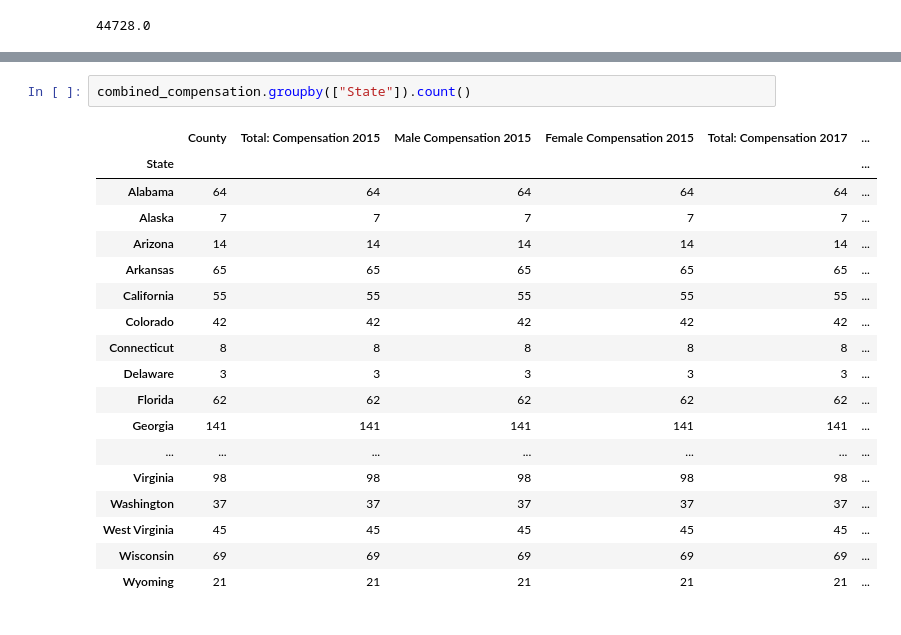
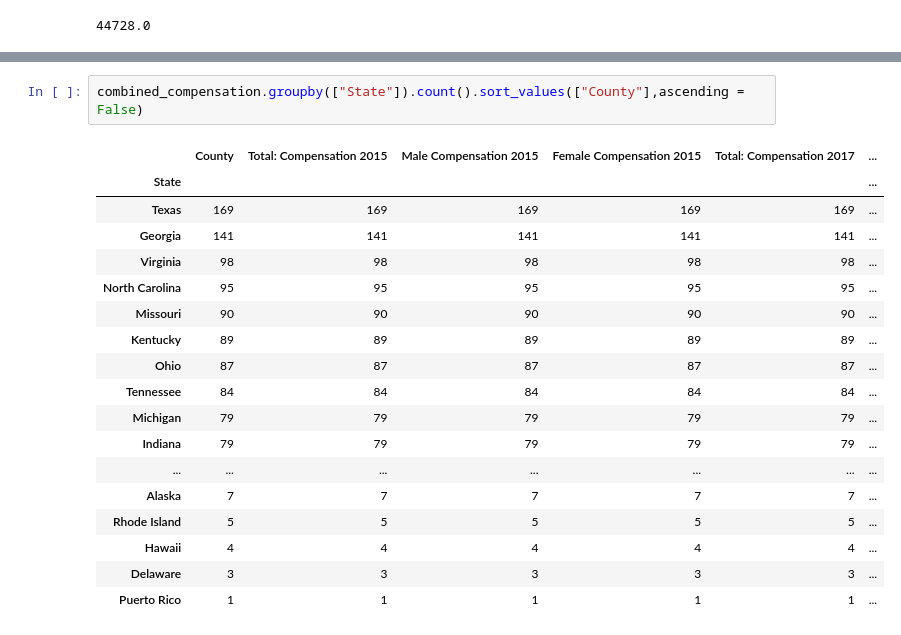
Before and after one commit to nicduffee/project1, a Jupyter notebook: Disability.ipynb, the cells around one changed output, grey strips where cells are left out. Saved outputs shown, nothing was run; the diff lists cells and outputs as text.

```diff
--- a/Disability.ipynb
+++ b/Disability.ipynb
@@ -487,23 +487,23 @@ plt.savefig("Output/counties_most_funding_total.png", )
 [figure]
 [figure]
 # %%
-combined_compensation.groupby(["State"]).count()
+combined_compensation.groupby(["State"]).count().sort_values(["County"],ascending = False)
 # %% [output]
 |  | County | Total: Compensation 2015 | Male Compensation 2015 | Female Compensation 2015 | Total: Compensation 2017 | ... |
 | State |  |  |  |  |  | ... |
-| Alabama | 64 | 64 | 64 | 64 | 64 | ... |
+| Texas | 169 | 169 | 169 | 169 | 169 | ... |
+| Georgia | 141 | 141 | 141 | 141 | 141 | ... |
+| Virginia | 98 | 98 | 98 | 98 | 98 | ... |
+| North Carolina | 95 | 95 | 95 | 95 | 95 | ... |
+| Missouri | 90 | 90 | 90 | 90 | 90 | ... |
+| Kentucky | 89 | 89 | 89 | 89 | 89 | ... |
+| Ohio | 87 | 87 | 87 | 87 | 87 | ... |
+| Tennessee | 84 | 84 | 84 | 84 | 84 | ... |
+| Michigan | 79 | 79 | 79 | 79 | 79 | ... |
+| Indiana | 79 | 79 | 79 | 79 | 79 | ... |
+| ... | ... | ... | ... | ... | ... | ... |
 | Alaska | 7 | 7 | 7 | 7 | 7 | ... |
-| Arizona | 14 | 14 | 14 | 14 | 14 | ... |
-| Arkansas | 65 | 65 | 65 | 65 | 65 | ... |
-| California | 55 | 55 | 55 | 55 | 55 | ... |
-| Colorado | 42 | 42 | 42 | 42 | 42 | ... |
-| Connecticut | 8 | 8 | 8 | 8 | 8 | ... |
+| Rhode Island | 5 | 5 | 5 | 5 | 5 | ... |
+| Hawaii | 4 | 4 | 4 | 4 | 4 | ... |
 | Delaware | 3 | 3 | 3 | 3 | 3 | ... |
-| Florida | 62 | 62 | 62 | 62 | 62 | ... |
-| Georgia | 141 | 141 | 141 | 141 | 141 | ... |
-| ... | ... | ... | ... | ... | ... | ... |
-| Virginia | 98 | 98 | 98 | 98 | 98 | ... |
-| Washington | 37 | 37 | 37 | 37 | 37 | ... |
-| West Virginia | 45 | 45 | 45 | 45 | 45 | ... |
-| Wisconsin | 69 | 69 | 69 | 69 | 69 | ... |
-| Wyoming | 21 | 21 | 21 | 21 | 21 | ... |
+| Puerto Rico | 1 | 1 | 1 | 1 | 1 | ... |
```
Also changed, not shown: parts of 5 cells of this notebook, 1 other file.
